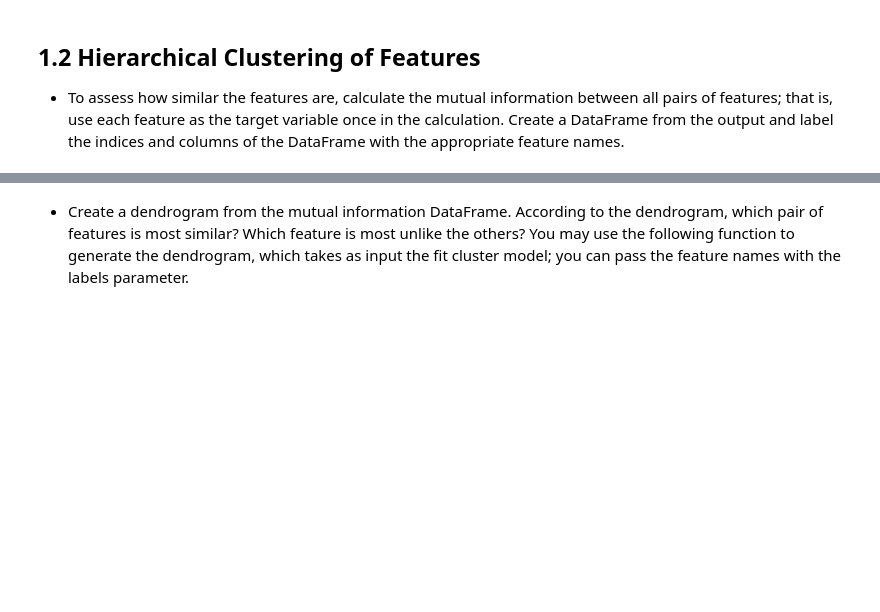
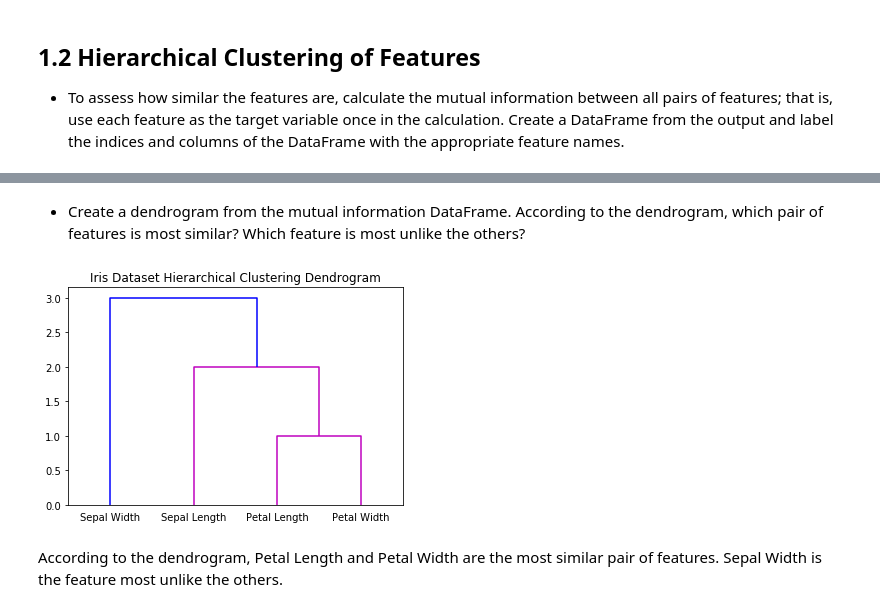
Before and after one commit to run-cmw/data-mining-practice, a Jupyter notebook: assignment4-wells.ipynb, the cells around one changed output, grey strips where cells are left out. Cells and saved outputs as stored; diff of their text form; code cells hidden in the pictures; blank space fills up the shorter version.

```diff
--- a/assignment4-wells.ipynb
+++ b/assignment4-wells.ipynb
@@ -123,0 +140,4 @@ pd.crosstab(df['Name'], model.labels_)
+# %%
+y = df_features['Petal Length']
+mi_petal_length = mutual_info_regression(X, y)
+mi_petal_length
@@ -123,0 +146,4 @@ pd.crosstab(df['Name'], model.labels_)
+# %%
+y = df_features['Petal Width']
+mi_petal_width = mutual_info_regression(X, y)
+mi_petal_width
@@ -123,0 +152,10 @@ pd.crosstab(df['Name'], model.labels_)
+# %%
+# Assign feature names to a var
+col_names = list(df_features.columns)
+col_names
+# Assign names to mi data with dictionary
+col_data = {col_names[0]: mi_sepal_length, col_names[1]: mi_sepal_width,
+            col_names[2]: mi_petal_length, col_names[3]: mi_petal_width}
+# Make DataFrame
+mi_df = pd.DataFrame(col_data, index=col_names)
+mi_df
@@ -124,2 +168,27 @@ pd.crosstab(df['Name'], model.labels_)
 # %% [markdown]
-- Create a dendrogram from the mutual information DataFrame. According to the dendrogram, which pair of features is most similar? Which feature is most unlike the others? You may use the following function to generate the dendrogram, which takes as input the fit cluster model; you can pass the feature names with the labels parameter.
+- Create a dendrogram from the mutual information DataFrame. According to the dendrogram, which pair of features is most similar? Which feature is most unlike the others?
+# %%
+import numpy as np
+from scipy.cluster.hierarchy import dendrogram, linkage
+
+def plot_dendrogram(model, **kwargs):
+    children = model.children_
+    dist = np.arange(children.shape[0])+1
+    n_obs = np.arange(2, children.shape[0]+2)
+    linkage_matrix = np.column_stack([children, dist, n_obs])
+    dendrogram(linkage_matrix.astype(float), **kwargs)
+# %%
+from sklearn.cluster import AgglomerativeClustering
+
+# Create agglomerative clustering model with MI DF
+n_features = len(col_names)
+model = AgglomerativeClustering(n_clusters=n_features)
+model = model.fit(mi_df)
+
+labels = col_names
+plt.title('Iris Dataset Hierarchical Clustering Dendrogram')
+plot_dendrogram(model, labels=labels, leaf_font_size=10)
+# %% [output]
+[figure, added]
+# %% [markdown]
+According to the dendrogram, Petal Length and Petal Width are the most similar pair of features. Sepal Width is the feature most unlike the others.
```
Also changed, not shown: parts of 10 cells of this notebook.
